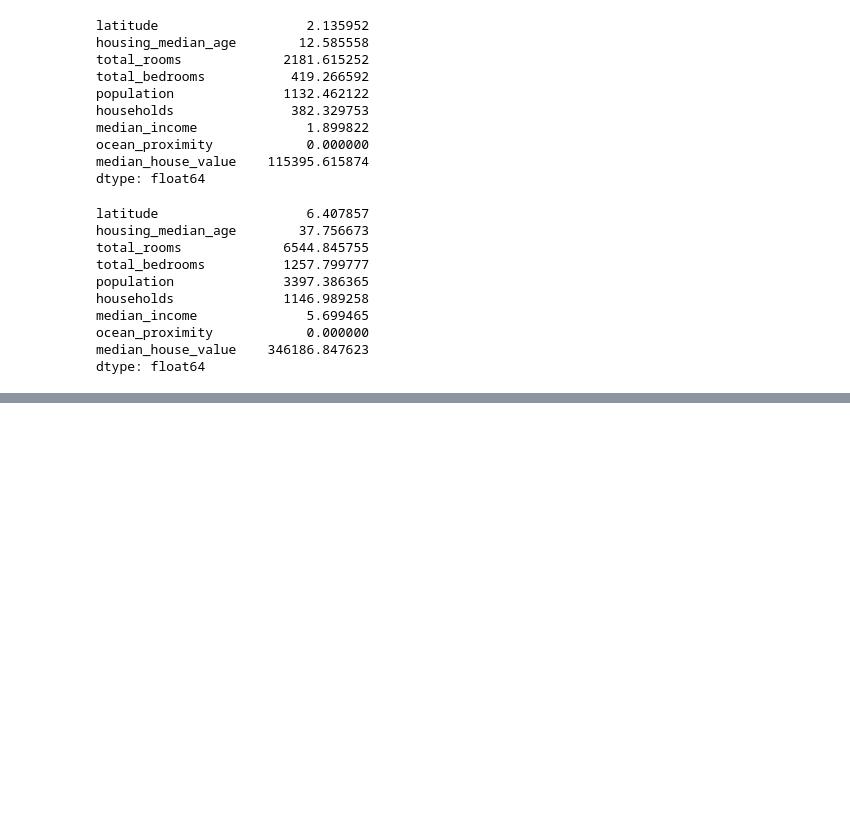
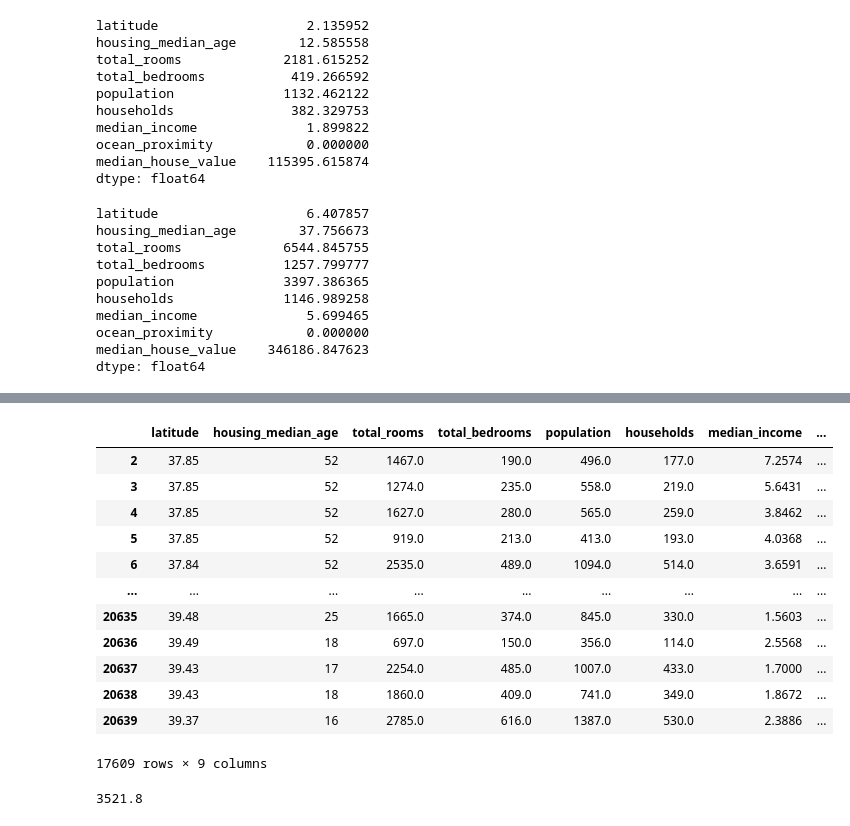
Before and after one commit to vinaymali14319/CDAC_project, a Jupyter notebook: project.ipynb, the cells around one changed output, grey strips where cells are left out. Cells and saved outputs as stored; diff of their text form; code cells hidden in the pictures; blank space fills up the shorter version.

```diff
--- a/project.ipynb
+++ b/project.ipynb
@@ -253,0 +306,22 @@ IQR = Q3 - Q1
+# %%
+data = data.dropna()
+# %%
+data
+# %% [output]
+|  | latitude | housing_median_age | total_rooms | total_bedrooms | population | households | median_income | ... |
+| 2 | 37.85 | 52 | 1467.0 | 190.0 | 496.0 | 177.0 | 7.2574 | ... |
+| 3 | 37.85 | 52 | 1274.0 | 235.0 | 558.0 | 219.0 | 5.6431 | ... |
+| 4 | 37.85 | 52 | 1627.0 | 280.0 | 565.0 | 259.0 | 3.8462 | ... |
+| 5 | 37.85 | 52 | 919.0 | 213.0 | 413.0 | 193.0 | 4.0368 | ... |
+| 6 | 37.84 | 52 | 2535.0 | 489.0 | 1094.0 | 514.0 | 3.6591 | ... |
+| ... | ... | ... | ... | ... | ... | ... | ... | ... |
+| 20635 | 39.48 | 25 | 1665.0 | 374.0 | 845.0 | 330.0 | 1.5603 | ... |
+| 20636 | 39.49 | 18 | 697.0 | 150.0 | 356.0 | 114.0 | 2.5568 | ... |
+| 20637 | 39.43 | 17 | 2254.0 | 485.0 | 1007.0 | 433.0 | 1.7000 | ... |
+| 20638 | 39.43 | 18 | 1860.0 | 409.0 | 741.0 | 349.0 | 1.8672 | ... |
+| 20639 | 39.37 | 16 | 2785.0 | 616.0 | 1387.0 | 530.0 | 2.3886 | ... |
+17609 rows × 9 columns
+# %%
+17609/5
+# %% [output]
+3521.8
```
Also changed, not shown: parts of 9 cells of this notebook.
